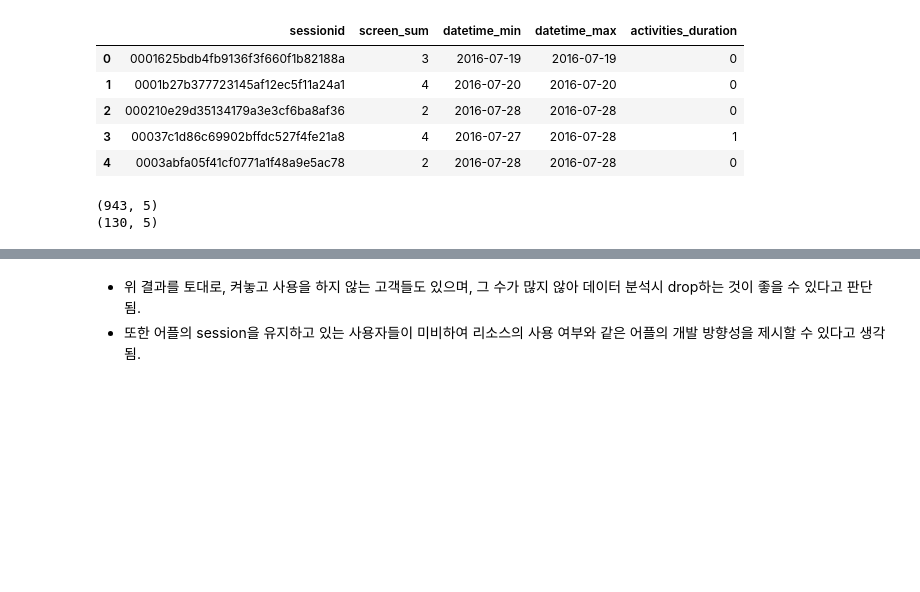
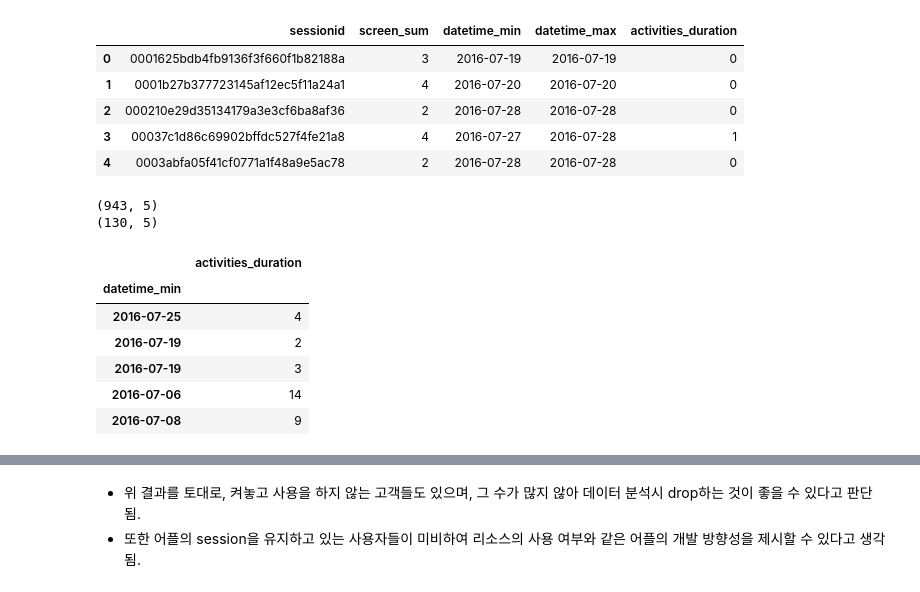
Before and after one commit to fbsbee/Resume, a Jupyter notebook: [2023_08_13]funnel_analysis/funnel_analysis.ipynb, the cells around one changed output, grey strips where cells are left out. Saved outputs shown, nothing was run; the diff lists cells and outputs as text; code cells hidden in the pictures; blank space fills up the shorter version.

```diff
--- a/[2023_08_13]funnel_analysis/funnel_analysis.ipynb
+++ b/[2023_08_13]funnel_analysis/funnel_analysis.ipynb
@@ -528,4 +528,17 @@ print(summary[summary.activities_duration > 1].shape)
 # %% [output]
 (943, 5)
 (130, 5)
+# %%
+# 어플을 켜놓고 있는 session들 기록 (이틀 이상 사용한 session을 기준으로)
+maintenance_log = summary[summary.activities_duration > 1][['datetime_min', 'activities_duration']]
+maintenance_log.set_index('datetime_min', inplace=True)
+maintenance_log.head()
+# %% [output]
+|  | activities_duration |
+| datetime_min |  |
+| 2016-07-25 | 4 |
+| 2016-07-19 | 2 |
+| 2016-07-19 | 3 |
+| 2016-07-06 | 14 |
+| 2016-07-08 | 9 |
 # %%
```
Also changed, not shown: parts of 2 cells of this notebook.
